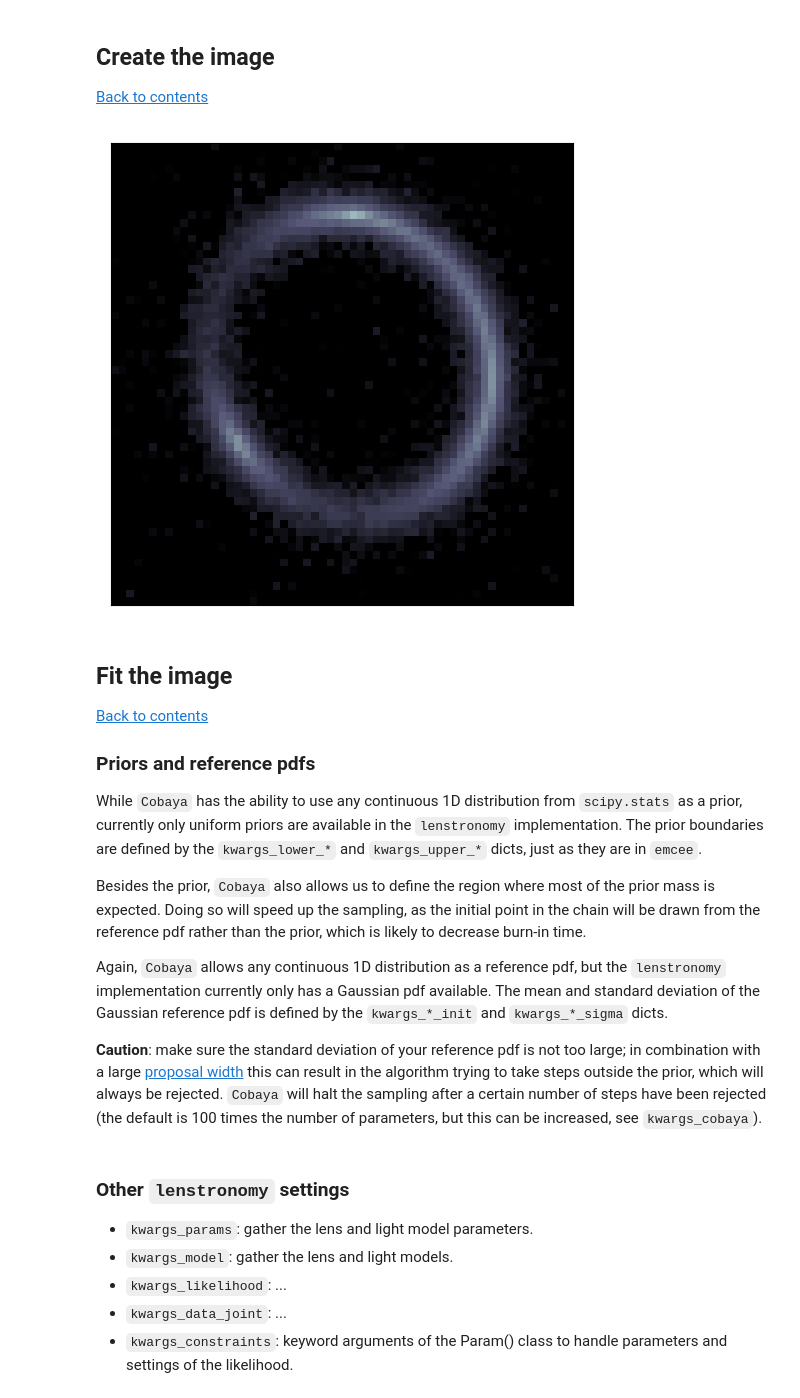
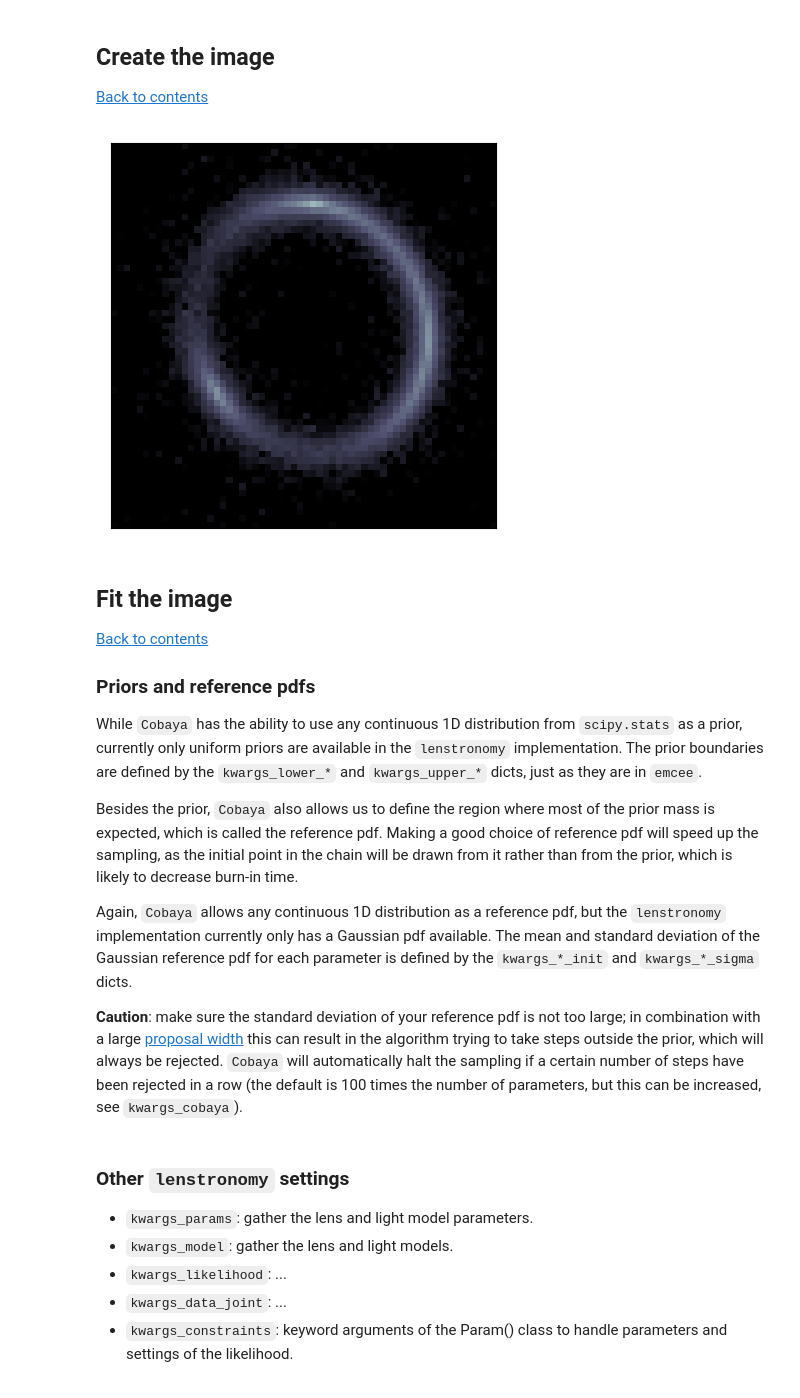
Before and after one commit to nataliehogg/cobaya_for_lenstronomy, a Jupyter notebook: cobaya_demo.ipynb, the cells around one changed output. Cells and saved outputs as stored; diff of their text form; code cells hidden in the pictures.

```diff
--- a/cobaya_demo.ipynb
+++ b/cobaya_demo.ipynb
@@ -163,22 +173,22 @@ kwargs_data['image_data'] = image_noisy
 # %%
 # plot the image
 cmap_string = 'bone'
 cmap = plt.get_cmap(cmap_string)
 cmap.set_bad(color='k', alpha=1.)
 cmap.set_under('k')
 
 v_min = -2
 v_max = 1
 
-f, ax = plt.subplots(1, 1, figsize=(6, 6), sharex=False, sharey=False)
+f, ax = plt.subplots(1, 1, figsize=(5,5), sharex=False, sharey=False)
 im = ax.matshow(np.log10(image_noisy), origin='lower', vmin=v_min, vmax=v_max, cmap=cmap, extent=[0, 1, 0, 1])
 ax.get_xaxis().set_visible(False)
 ax.get_yaxis().set_visible(False)
 ax.autoscale(False)
 
 plt.show()
 # %% [output]
-[figure, old version]
+[figure, new version]
 # %% [markdown]
 ## Fit the image  <a name="analyse_image"></a>
 
@@ -187,11 +197,11 @@ plt.show()
 ### Priors and reference pdfs
 While `Cobaya` has the ability to use any continuous 1D distribution from `scipy.stats` as a prior, currently only uniform priors are available in the `lenstronomy` implementation. The prior boundaries are defined by the `kwargs_lower_*` and `kwargs_upper_*` dicts, just as they are in `emcee`.
 
-Besides the prior, `Cobaya` also allows us to define the region where most of the prior mass is expected. Doing so will speed up the sampling, as the initial point in the chain will be drawn from the reference pdf rather than the prior, which is likely to decrease burn-in time.
+Besides the prior, `Cobaya` also allows us to define the region where most of the prior mass is expected, which is called the reference pdf. Making a good choice of reference pdf will speed up the sampling, as the initial point in the chain will be drawn from it rather than from the prior, which is likely to decrease burn-in time.
 
-Again, `Cobaya` allows any continuous 1D distribution as a reference pdf, but the `lenstronomy` implementation currently only has a Gaussian pdf available. The mean and standard deviation of the Gaussian reference pdf is defined by the `kwargs_*_init` and `kwargs_*_sigma` dicts.
+Again, `Cobaya` allows any continuous 1D distribution as a reference pdf, but the `lenstronomy` implementation currently only has a Gaussian pdf available. The mean and standard deviation of the Gaussian reference pdf for each parameter is defined by the `kwargs_*_init` and `kwargs_*_sigma` dicts.
 
-**Caution**: make sure the standard deviation of your reference pdf is not too large; in combination with a large [proposal width](#widths) this can result in the algorithm trying to take steps outside the prior, which will always be rejected. `Cobaya` will halt the sampling after a certain number of steps have been rejected (the default is 100 times the number of parameters, but this can be increased, see `kwargs_cobaya`).
+**Caution**: make sure the standard deviation of your reference pdf is not too large; in combination with a large [proposal width](#widths) this can result in the algorithm trying to take steps outside the prior, which will always be rejected. `Cobaya` will automatically halt the sampling if a certain number of steps have been rejected in a row (the default is 100 times the number of parameters, but this can be increased, see `kwargs_cobaya`).
 # %%
 # lens
 lens_model_list = ['SIS', 'LOS_MINIMAL']
```
Also changed, not shown: parts of 24 cells of this notebook.
